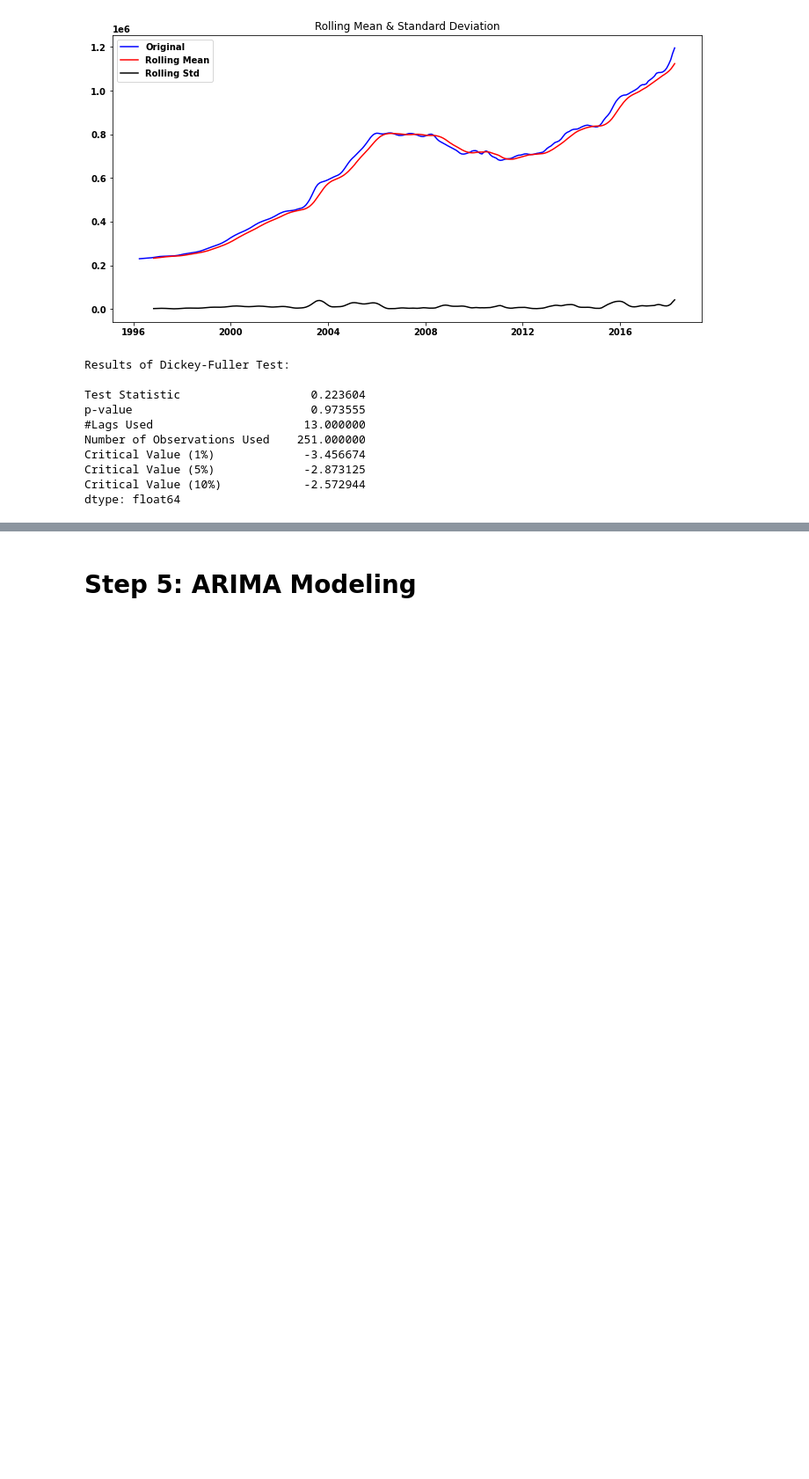
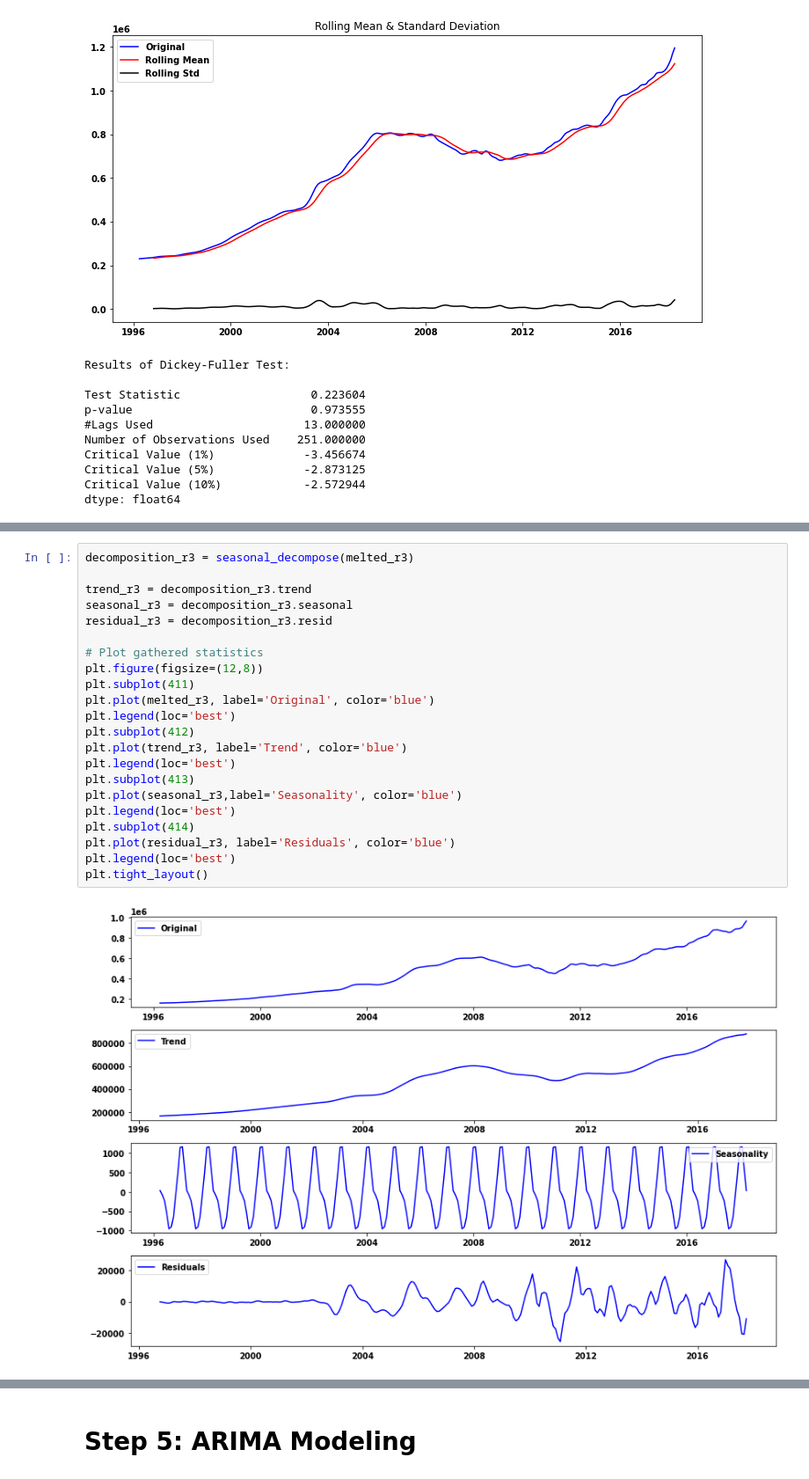
Before and after one commit to yehcolum/ZillowTimeSeries, a Jupyter notebook: time-series/Zillow Data Time Series Analysis.ipynb, the cells around one changed output, grey strips where cells are left out. Shown at 88% size. Cells and saved outputs as stored; diff of their text form; blank space fills up the shorter version.

```diff
--- a/time-series/Zillow Data Time Series Analysis.ipynb
+++ b/time-series/Zillow Data Time Series Analysis.ipynb
@@ -322,0 +372,24 @@ Each series appears non-stationary. Requires time series decomposition.
+# %%
+decomposition_r3 = seasonal_decompose(melted_r3)
+
+trend_r3 = decomposition_r3.trend
+seasonal_r3 = decomposition_r3.seasonal
+residual_r3 = decomposition_r3.resid
+
+# Plot gathered statistics
+plt.figure(figsize=(12,8))
+plt.subplot(411)
+plt.plot(melted_r3, label='Original', color='blue')
+plt.legend(loc='best')
+plt.subplot(412)
+plt.plot(trend_r3, label='Trend', color='blue')
+plt.legend(loc='best')
+plt.subplot(413)
+plt.plot(seasonal_r3,label='Seasonality', color='blue')
+plt.legend(loc='best')
+plt.subplot(414)
+plt.plot(residual_r3, label='Residuals', color='blue')
+plt.legend(loc='best')
+plt.tight_layout()
+# %% [output]
+[figure, added]
```
Also changed, not shown: parts of 10 cells of this notebook.
